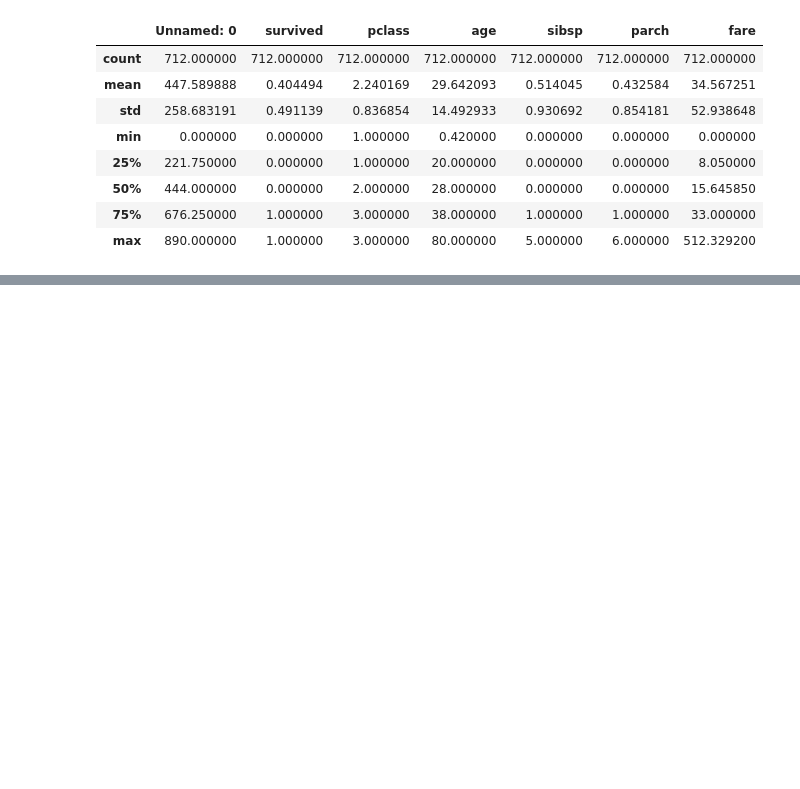
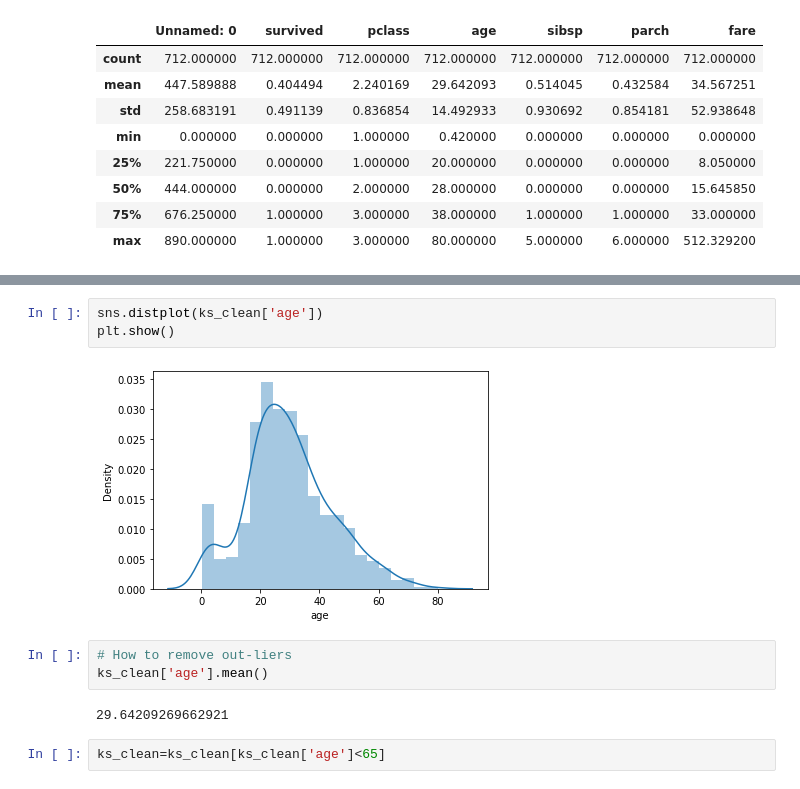
Before and after one commit to DataProfessor695/Begin_files, a Jupyter notebook: EDA_with_py.ipynb, the cells around one changed output, grey strips where cells are left out. Drawn from its saved outputs; the diff is of its cells as text; blank space fills up the shorter version.

```diff
--- a/EDA_with_py.ipynb
+++ b/EDA_with_py.ipynb
@@ -255,0 +273,12 @@ ks_clean.describe()
+# %%
+sns.distplot(ks_clean['age'])
+plt.show()
+# %% [output]
+[figure, added]
+# %%
+# How to remove out-liers
+ks_clean['age'].mean()
+# %% [output]
+29.64209269662921
+# %%
+ks_clean=ks_clean[ks_clean['age']<65]
```
Also changed, not shown: parts of 34 cells of this notebook.
